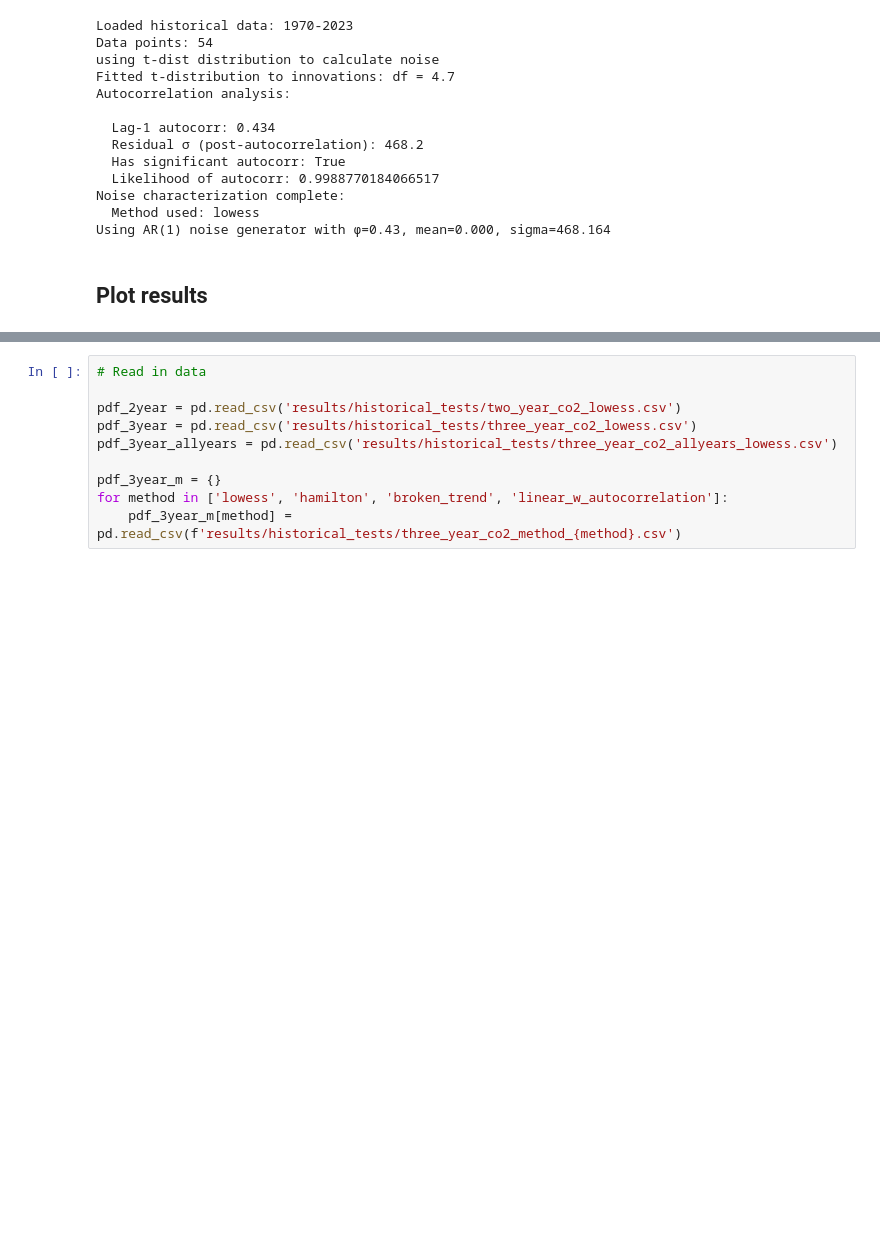
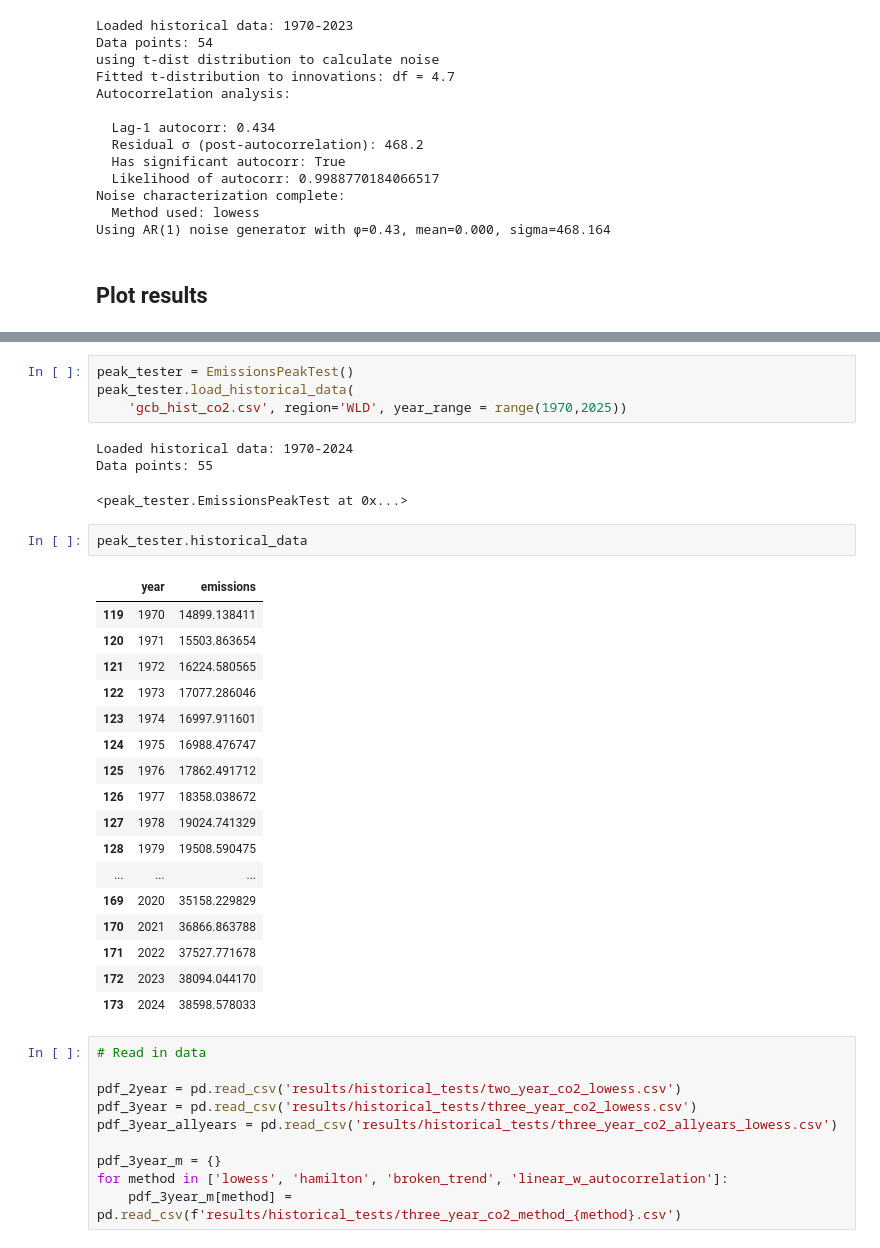
Before and after one commit to nezzag/peaking_test, a Jupyter notebook: notebooks/peaker_historical_tests_clean.ipynb, the cells around one changed output, grey strips where cells are left out. Saved outputs shown, nothing was run; the diff lists cells and outputs as text; blank space fills up the shorter version.

```diff
--- a/notebooks/peaker_historical_tests_clean.ipynb
+++ b/notebooks/peaker_historical_tests_clean.ipynb
@@ -338,6 +340,34 @@ def plot_peak_analysis(historical_data, pdf_results, threshold=0.66,
         plt.savefig(savepath, dpi=300, bbox_inches='tight')
 
     return fig, (ax1, ax2)
+# %%
+peak_tester = EmissionsPeakTest()
+peak_tester.load_historical_data(
+    'gcb_hist_co2.csv', region='WLD', year_range = range(1970,2025))
+# %% [output]
+Loaded historical data: 1970-2024
+Data points: 55
+<peak_tester.EmissionsPeakTest at 0x...>
+# %%
+peak_tester.historical_data
+# %% [output]
+|  | year | emissions |
+| 119 | 1970 | 14899.138411 |
+| 120 | 1971 | 15503.863654 |
+| 121 | 1972 | 16224.580565 |
+| 122 | 1973 | 17077.286046 |
+| 123 | 1974 | 16997.911601 |
+| 124 | 1975 | 16988.476747 |
+| 125 | 1976 | 17862.491712 |
+| 126 | 1977 | 18358.038672 |
+| 127 | 1978 | 19024.741329 |
+| 128 | 1979 | 19508.590475 |
+| ... | ... | ... |
+| 169 | 2020 | 35158.229829 |
+| 170 | 2021 | 36866.863788 |
+| 171 | 2022 | 37527.771678 |
+| 172 | 2023 | 38094.044170 |
+| 173 | 2024 | 38598.578033 |
 # %%
 # Read in data
 
```
Also changed, not shown: parts of 7 cells of this notebook, 3 other files.
